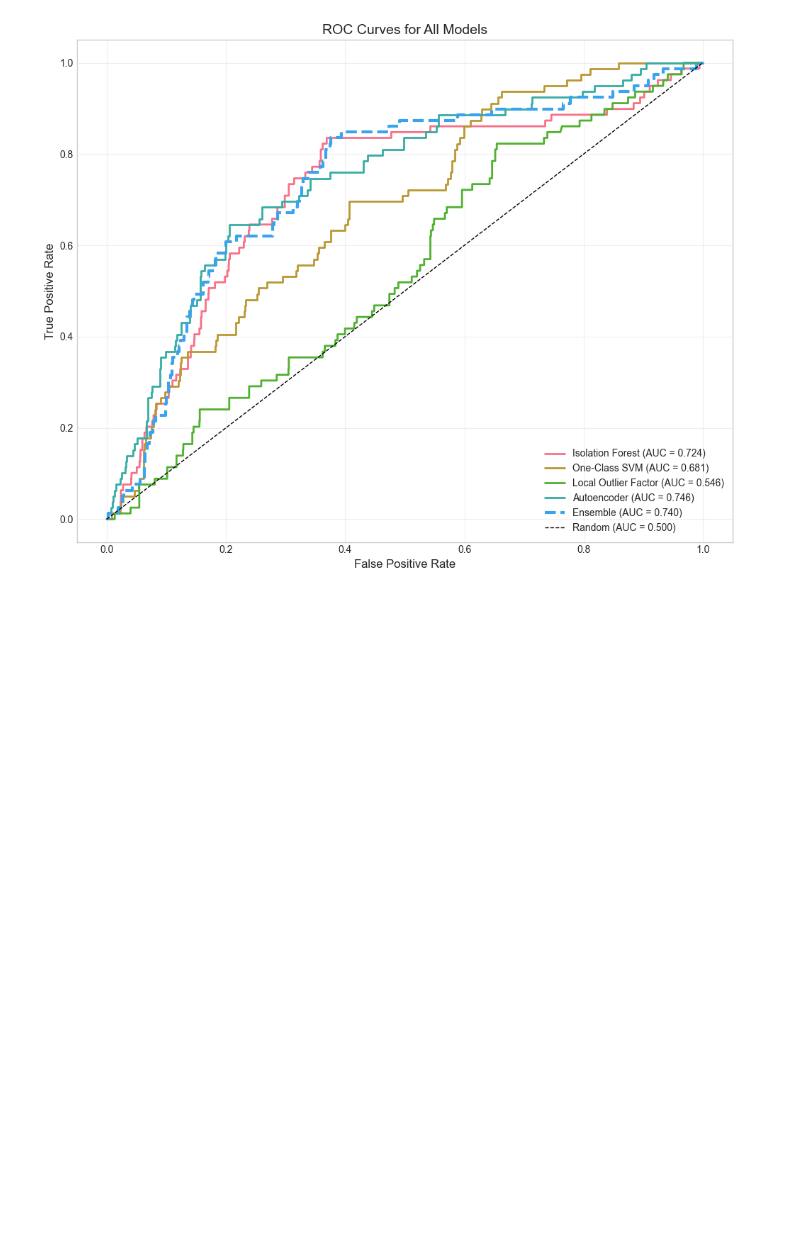
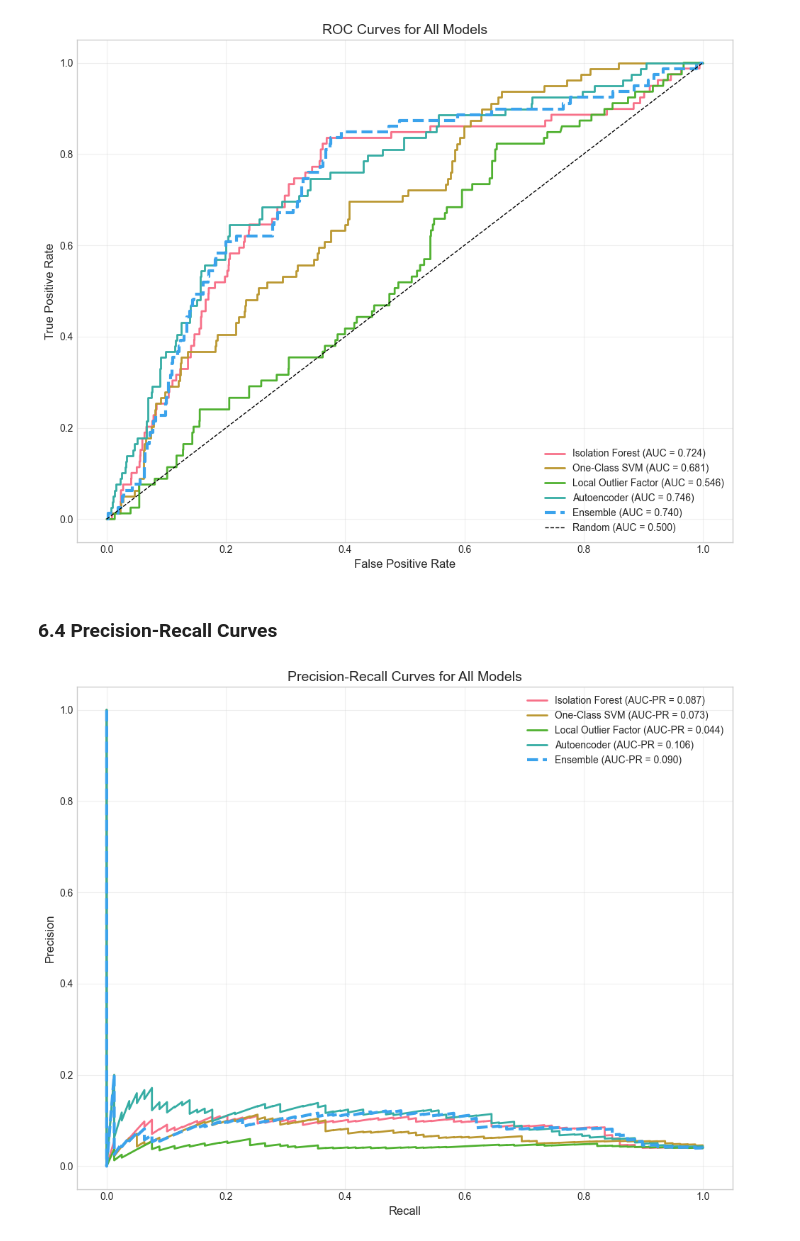
Before and after one commit to Houzibe/health-insurance-fraudulent-claims-detection-system, a Jupyter notebook: notebooks/02_model_training.ipynb, the cells around one changed output. Cells and saved outputs as stored; diff of their text form; code cells hidden in the pictures; blank space fills up the shorter version.

Commit message:
Added code to plot PR curves for all models and save it inside figures folders

```diff
--- a/notebooks/02_model_training.ipynb
+++ b/notebooks/02_model_training.ipynb
@@ -445,3 +445,31 @@ plt.savefig('../figures/roc_curves.png', dpi=300)
 plt.show()
 # %% [output]
 [figure]
+# %% [markdown]
+### 6.4 Precision-Recall Curves
+# %%
+from sklearn.metrics import precision_recall_curve
+
+plt.figure(figsize=(10, 8))
+
+# Plot PR curves for all models
+for name, scores in all_scores.items():
+    precision, recall, _ = precision_recall_curve(y_test, scores)
+    auc_pr = results[name]['auc_pr']
+    plt.plot(recall, precision, label=f'{name} (AUC-PR = {auc_pr:.3f})', linewidth=2)
+
+# Add ensemble
+precision, recall, _ = precision_recall_curve(y_test, ensemble_scores)
+auc_pr = results['Ensemble']['auc_pr']
+plt.plot(recall, precision, label=f'Ensemble (AUC-PR = {auc_pr:.3f})', linewidth=3, linestyle='--')
+
+plt.xlabel('Recall', fontsize=12)
+plt.ylabel('Precision', fontsize=12)
+plt.title('Precision-Recall Curves for All Models', fontsize=14)
+plt.legend(loc='upper right', fontsize=10)
+plt.grid(True, alpha=0.3)
+plt.tight_layout()
+plt.savefig('../figures/pr_curves.png', dpi=300)
+plt.show()
+# %% [output]
+[figure, added]
```
Also changed, not shown: 1 other file.
